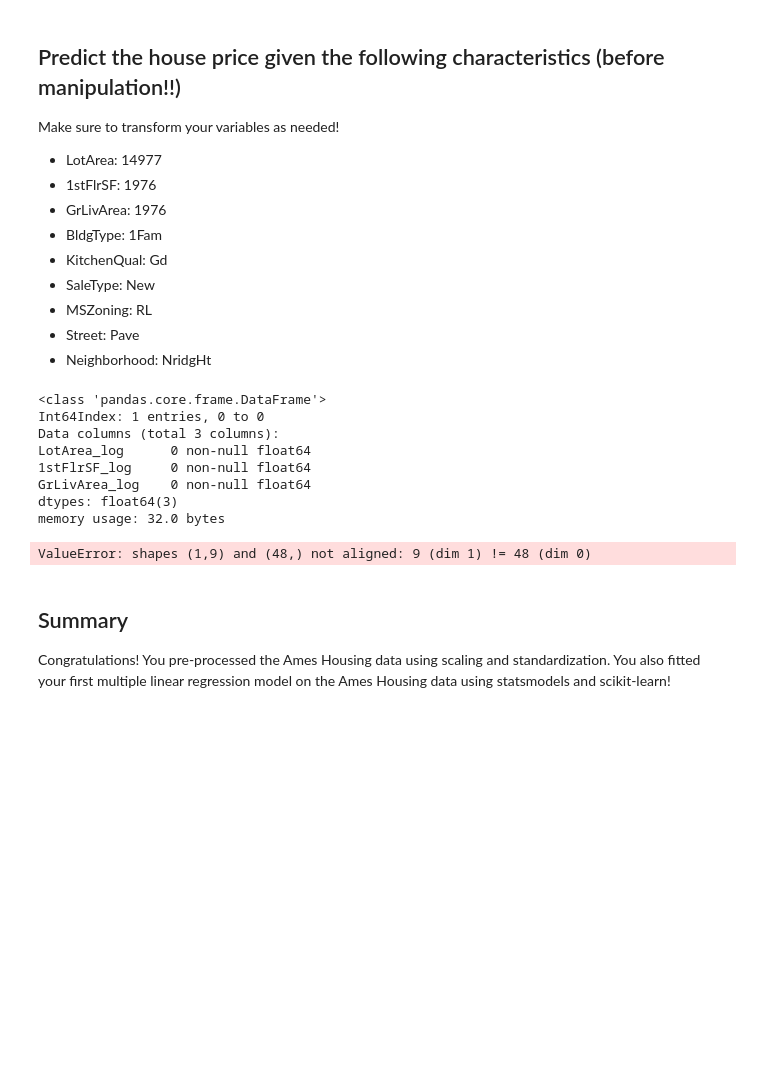
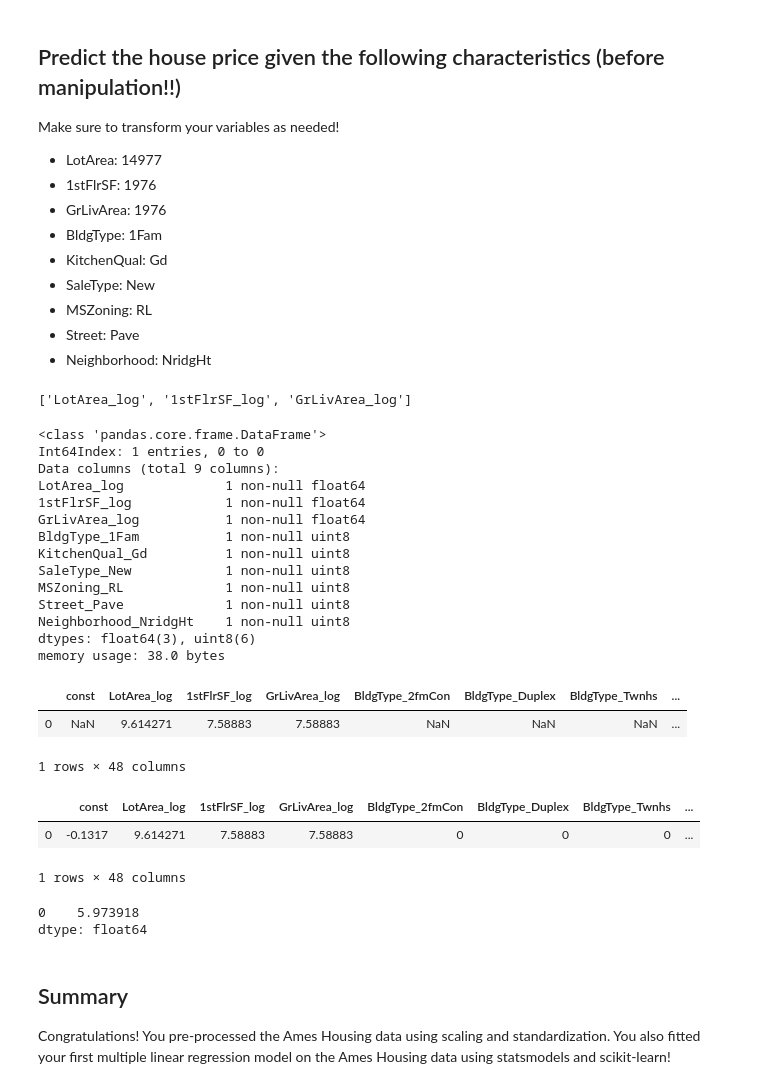
Before and after one commit to bmauss/dsc-multiple-linear-regression-statsmodels-lab-onl01-dtsc-ft-052620, a Jupyter notebook: index.ipynb, the cells around one changed output. Saved outputs shown, nothing was run; the diff lists cells and outputs as text; code cells hidden in the pictures; blank space fills up the shorter version.

```diff
--- a/index.ipynb
+++ b/index.ipynb
@@ -164,41 +180,86 @@ df_dict = {df_cols[i]: df_rows[i] for i in range(len(df_cols))}
 df = pd.DataFrame(df_dict, index=[0])
 
 
-cont_vals = ['LotArea','1stFlrSF','GrLivArea']
+cont_vals = df[['LotArea','1stFlrSF','GrLivArea']]
 
 ctgr = ['BldgType', 'KitchenQual','SaleType','MSZoning','Street',
         'Neighborhood']
 
-pred_cont = df[cont_vals]
+pred_cont = cont_vals
 
 pred_log_names = [f'{col}_log' for col in pred_cont.columns]
 
 pred_log = np.log(pred_cont)
 pred_log.columns = pred_log_names
-
-pred_log_norm = pred_log.apply(normalize)
+print(pred_log_names)
+# %% [output]
+['LotArea_log', '1stFlrSF_log', 'GrLivArea_log']
 # %%
 # cats
 
-pred_ohe = pd.get_dummies(df[ctgr], prefix=ctgr, drop_first=True)
+pred_ohe = pd.get_dummies(df[ctgr], prefix=ctgr, drop_first=False)
 
 # combining features
 
-pred_preprocess = pd.concat([pred_log_norm, pred_ohe], axis=1)
+pred_preprocess = pd.concat([pred_log, pred_ohe], axis=1)
 pred_preprocess.info()
 # %% [output]
 <class 'pandas.core.frame.DataFrame'>
 Int64Index: 1 entries, 0 to 0
-Data columns (total 3 columns):
-LotArea_log      0 non-null float64
-1stFlrSF_log     0 non-null float64
-GrLivArea_log    0 non-null float64
-dtypes: float64(3)
-memory usage: 32.0 bytes
+Data columns (total 9 columns):
+LotArea_log             1 non-null float64
+1stFlrSF_log            1 non-null float64
+GrLivArea_log           1 non-null float64
+BldgType_1Fam           1 non-null uint8
+KitchenQual_Gd          1 non-null uint8
+SaleType_New            1 non-null uint8
+MSZoning_RL             1 non-null uint8
+Street_Pave             1 non-null uint8
+Neighborhood_NridgHt    1 non-null uint8
+dtypes: float64(3), uint8(6)
+memory usage: 38.0 bytes
+# %%
+pred_df = pd.DataFrame(columns=X_int.columns)
+
+for col in pred_df:
+    if col == 'LotArea_log':
+        pred_df[col] = pred_preprocess[col]
+    elif col == '1stFlrSF_log':
+        pred_df[col] = pred_preprocess[col]
+    elif col == 'GrLivArea_log':
+        pred_df[col] = pred_preprocess[col]
+    elif col == 'BldgType_1Fam':
+        pred_df[col] = pred_preprocess[col]
+    elif col == 'KitchenQual_Gd':
+        pred_df[col] = pred_preprocess[col]
+    elif col == 'SaleType_New':
+        pred_df[col] = pred_preprocess[col]
+    elif col == 'MSZoning_RL':
+        pred_df[col] = pred_preprocess[col]
+    elif col == 'Street_Pave':
+        pred_df[col] = pred_preprocess[col]
+    elif col == 'Neighborhood_NridgHt':
+        pred_df[col] = pred_preprocess[col]
+pred_df.head()
+# %% [output]
+|  | const | LotArea_log | 1stFlrSF_log | GrLivArea_log | BldgType_2fmCon | BldgType_Duplex | BldgType_Twnhs | ... |
+| 0 | NaN | 9.614271 | 7.58883 | 7.58883 | NaN | NaN | NaN | ... |
+1 rows × 48 columns
+# %%
+pred_df['const'] = -0.1317
+
+pred_df.fillna(value=0, axis=1, inplace=True)
+
+pred_df.head()
+# %% [output]
+|  | const | LotArea_log | 1stFlrSF_log | GrLivArea_log | BldgType_2fmCon | BldgType_Duplex | BldgType_Twnhs | ... |
+| 0 | -0.1317 | 9.614271 | 7.58883 | 7.58883 | 0 | 0 | 0 | ... |
+1 rows × 48 columns
 # %%
-model.predict(df)
+model.predict(pred_df)
 # %% [output]
-ValueError: shapes (1,9) and (48,) not aligned: 9 (dim 1) != 48 (dim 0)
+0    5.973918
+dtype: float64
 # %% [markdown]
 ## Summary
 Congratulations! You pre-processed the Ames Housing data using scaling and standardization. You also fitted your first multiple linear regression model on the Ames Housing data using statsmodels and scikit-learn!
```
Also changed, not shown: parts of 2 cells of this notebook.
